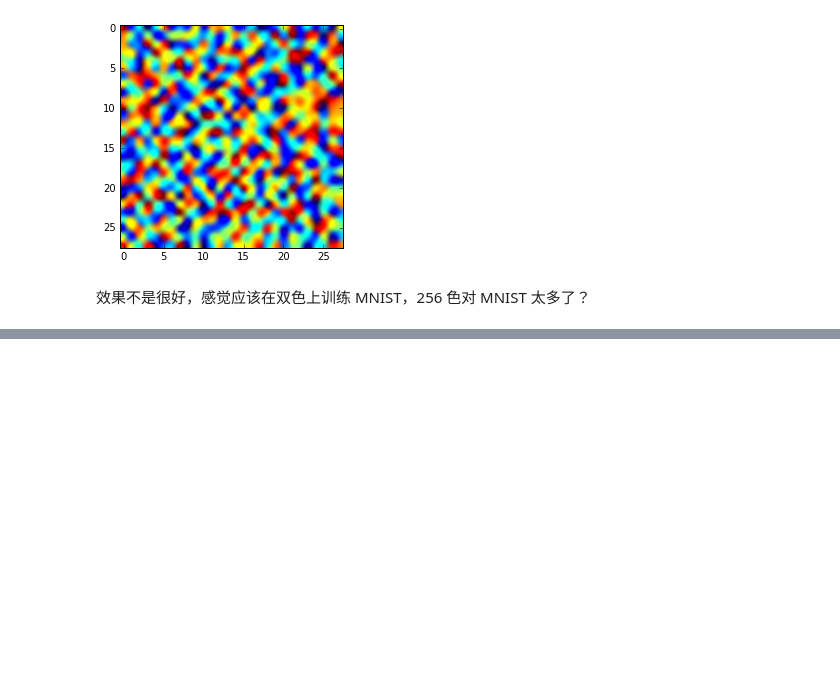
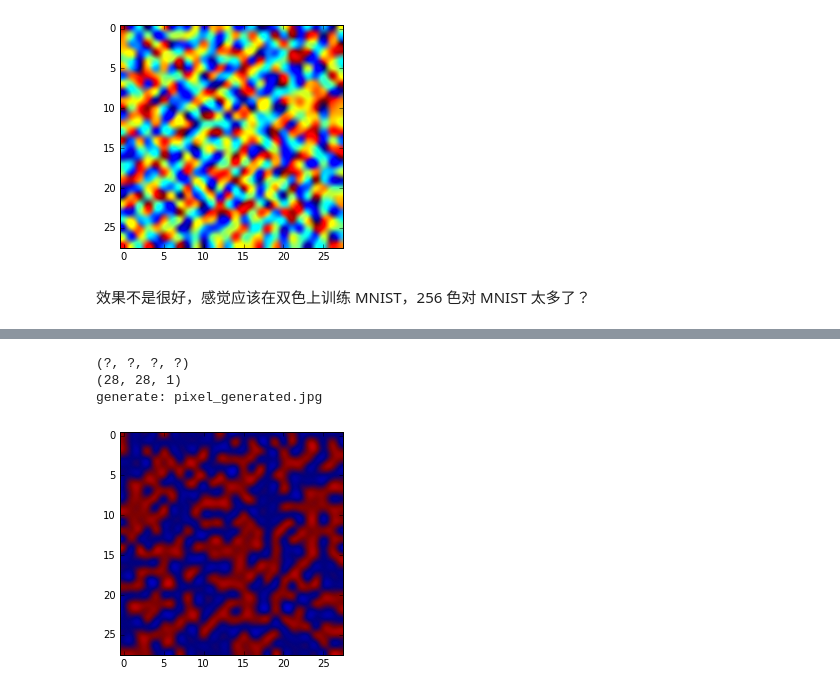
Before and after one commit to ijustloveses/tensorflow_tutorial, a Jupyter notebook: 14_Draw_with_PixelCNN.ipynb, the cells around one changed output, grey strips where cells are left out. Cells and saved outputs as stored; diff of their text form; code cells hidden in the pictures; blank space fills up the shorter version.

```diff
--- a/14_Draw_with_PixelCNN.ipynb
+++ b/14_Draw_with_PixelCNN.ipynb
@@ -352,0 +376,7 @@ def generate_by_pixel_dualcolor(module_file):
+# %%
+generate_by_pixel_dualcolor('pixel_mnist.ckpt-30')
+# %% [output]
+(?, ?, ?, ?)
+(28, 28, 1)
+generate: pixel_generated.jpg
+[figure, added]
```
Also changed, not shown: parts of 5 cells of this notebook, 1 other file.
